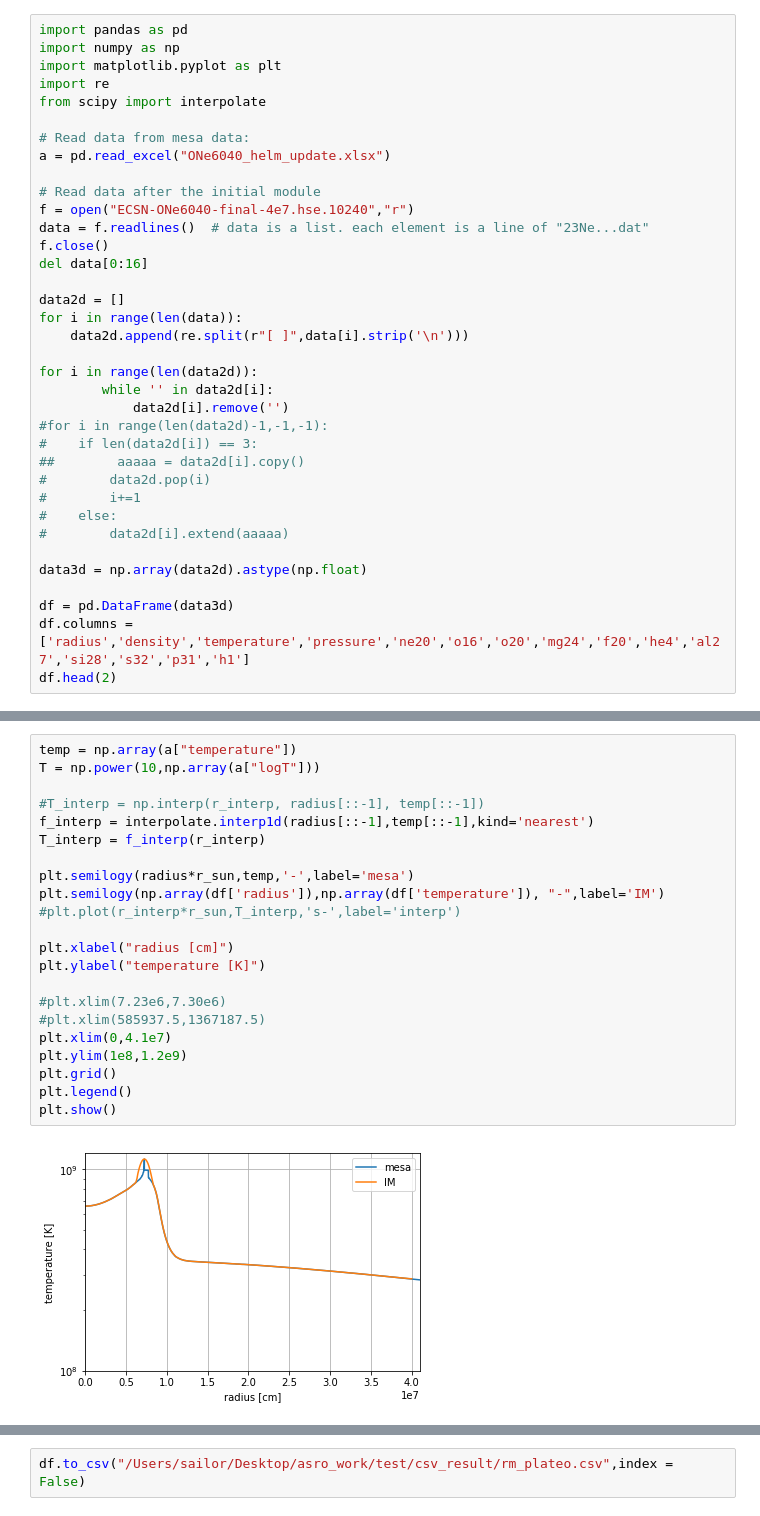
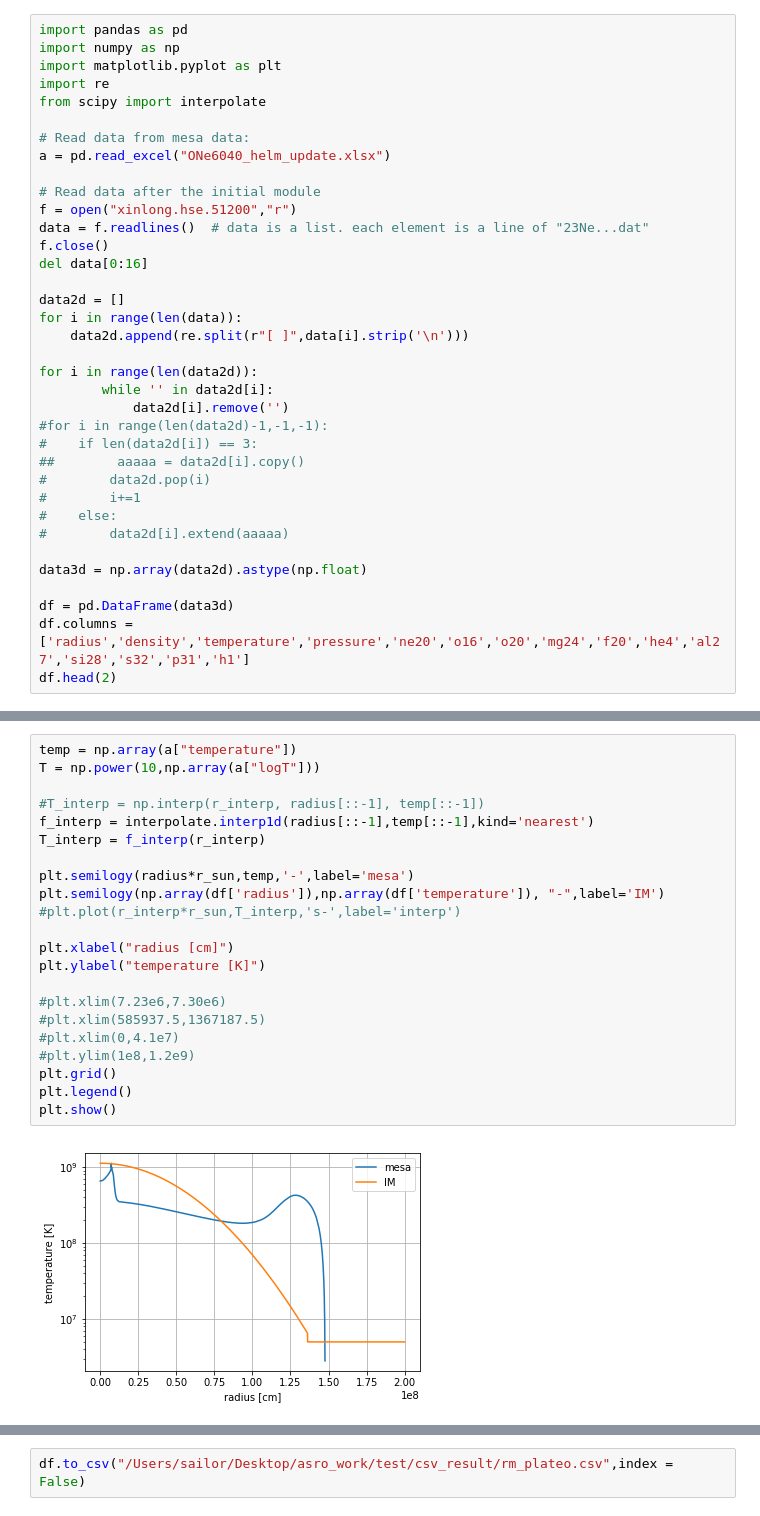
Before and after one commit to XinlongSBU/xinlong_file, a Jupyter notebook: initial-model_prepare/compare_initial-model_MESA.ipynb, the cells around one changed output, grey strips where cells are left out. Drawn from its saved outputs; the diff is of its cells as text.

```diff
--- a/initial-model_prepare/compare_initial-model_MESA.ipynb
+++ b/initial-model_prepare/compare_initial-model_MESA.ipynb
@@ -9,7 +9,7 @@ from scipy import interpolate
 a = pd.read_excel("ONe6040_helm_update.xlsx")
 
 # Read data after the initial module
-f = open("ECSN-ONe6040-final-4e7.hse.10240","r")
+f = open("xinlong.hse.51200","r")
 data = f.readlines()  # data is a list. each element is a line of "23Ne...dat"
 f.close()
 del data[0:16]
@@ -67,27 +67,27 @@ plt.show()
 # %%
 temp = np.array(a["temperature"])
 T = np.power(10,np.array(a["logT"]))
 
 #T_interp = np.interp(r_interp, radius[::-1], temp[::-1])
 f_interp = interpolate.interp1d(radius[::-1],temp[::-1],kind='nearest')
 T_interp = f_interp(r_interp)
 
 plt.semilogy(radius*r_sun,temp,'-',label='mesa')
 plt.semilogy(np.array(df['radius']),np.array(df['temperature']), "-",label='IM')
 #plt.plot(r_interp*r_sun,T_interp,'s-',label='interp')
 
 plt.xlabel("radius [cm]")
 plt.ylabel("temperature [K]")
 
 #plt.xlim(7.23e6,7.30e6)
 #plt.xlim(585937.5,1367187.5)
-plt.xlim(0,4.1e7)
-plt.ylim(1e8,1.2e9)
+#plt.xlim(0,4.1e7)
+#plt.ylim(1e8,1.2e9)
 plt.grid()
 plt.legend()
 plt.show()
 # %% [output]
-[figure, old version]
+[figure, new version]
 # %%
 temp = np.array(a["temperature"])
 T = np.power(10,np.array(a["logT"]))
```
Also changed, not shown: parts of 20 cells of this notebook, 14 other files.
